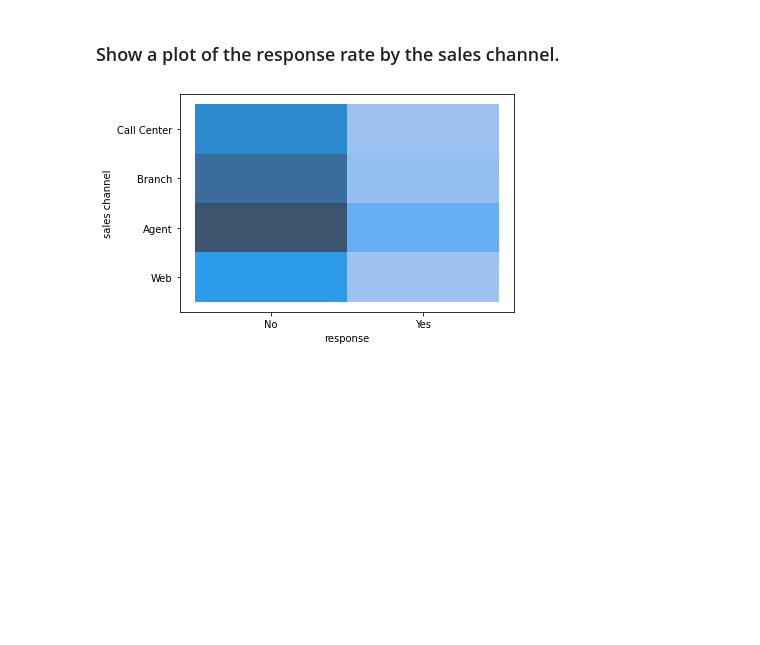
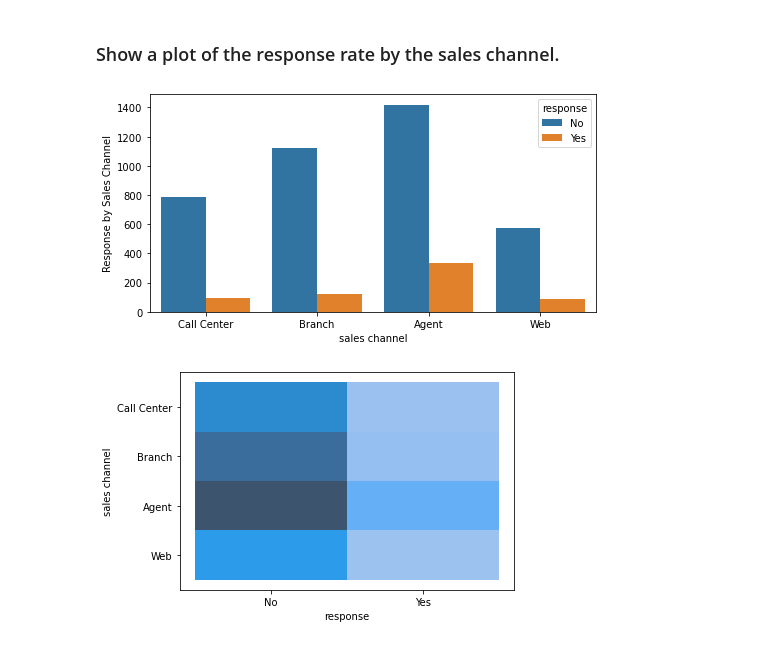
Before and after one commit to Jesus-Almansa/lab-customer-analysis-round-2, a Jupyter notebook: files_for_lab/csv_files/customer_analysis_round2.ipynb, the cells around one changed output. Drawn from its saved outputs; the diff is of its cells as text; code cells hidden in the pictures; blank space fills up the shorter version.

```diff
--- a/files_for_lab/csv_files/customer_analysis_round2.ipynb
+++ b/files_for_lab/csv_files/customer_analysis_round2.ipynb
@@ -77,6 +88,13 @@ df['response'].value_counts().plot(kind='bar'), df['response'].value_counts()
 [figure]
 # %% [markdown]
 ### Show a plot of the response rate by the sales channel.
+# %%
+plt.figure(figsize=(8,4))
+sns.countplot(x='sales channel', hue='response', data=df)
+plt.ylabel('Response by Sales Channel')
+plt.show()
+# %% [output]
+[figure, added]
 # %%
 # sns.barplot(x="response", y="sales channel", data=df)
 sns.histplot(binwidth=2, x="response", y="sales channel", data=df, stat="count", multiple="stack")
```
Also changed, not shown: parts of 4 cells of this notebook.
